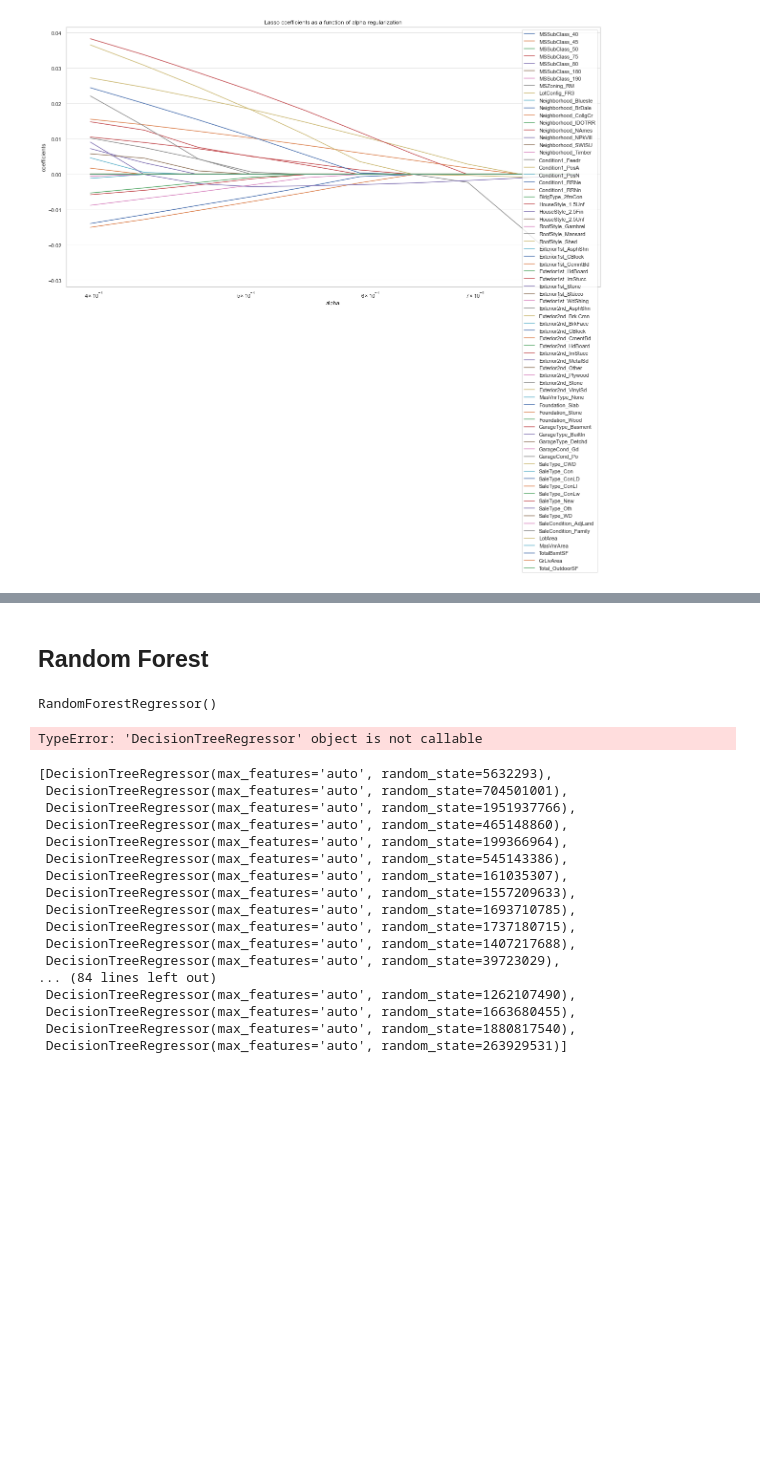
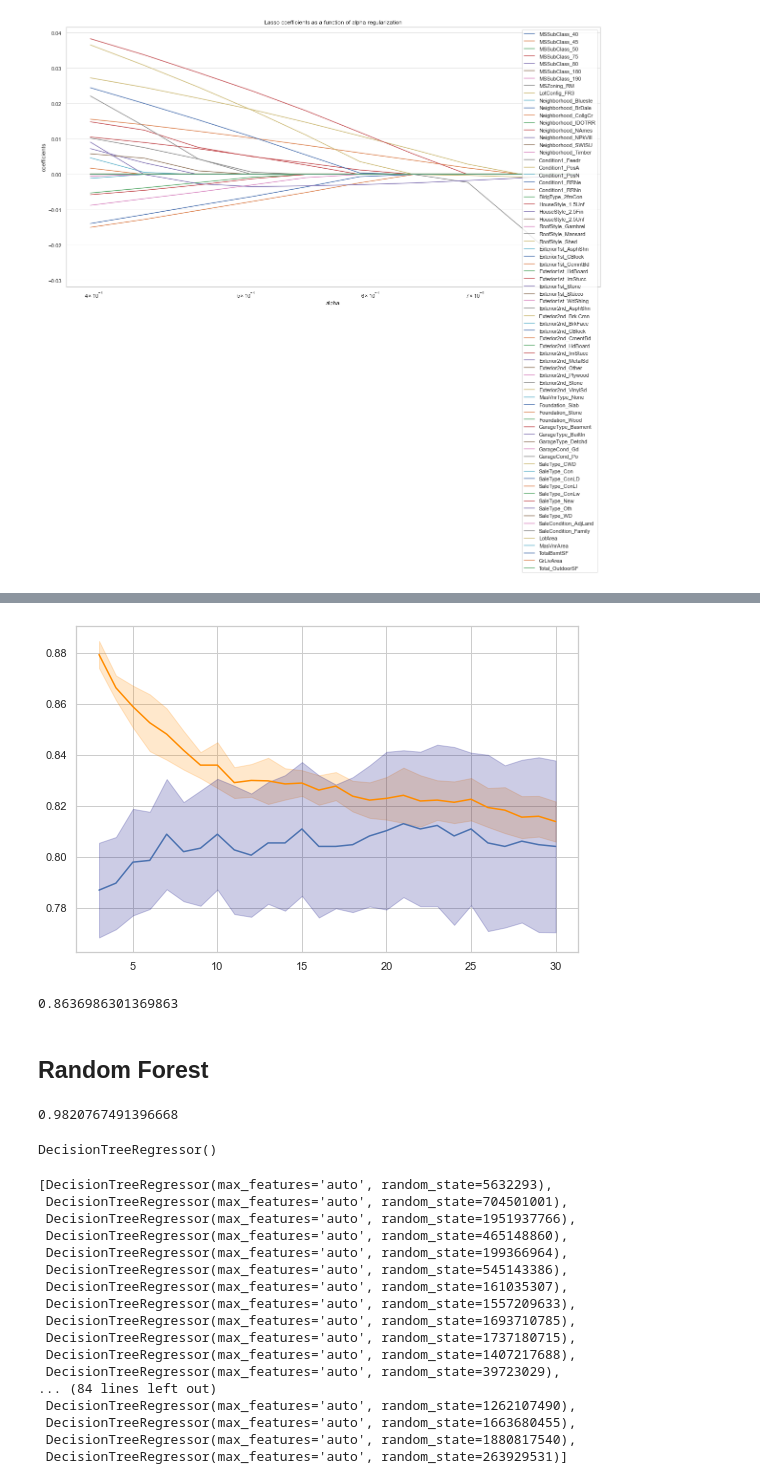
Before and after one commit to mwc201/Housing_Price_Prediction, a Jupyter notebook: ML_Models_RKedit.ipynb, the cells around one changed output, grey strips where cells are left out. Drawn from its saved outputs; the diff is of its cells as text; code cells hidden in the pictures; blank space fills up the shorter version.

Commit message:
RK: Model screening, MLR, Grid Search, etc.

```diff
--- a/ML_Models_RKedit.ipynb
+++ b/ML_Models_RKedit.ipynb
@@ -583,2 +690,35 @@ knn = neighbors.KNeighborsClassifier()
+# %%
+from sklearn.model_selection import validation_curve
+param_range = range(3, 31)
+kwargs = dict(param_name='n_neighbors', param_range=param_range)
+train_scores, test_scores = validation_curve(knn, X, y.astype('int'), **kwargs)
+train_scores_mean = np.mean(train_scores, axis=1)
+train_scores_std = np.std(train_scores, axis=1)
+test_scores_mean = np.mean(test_scores, axis=1)
+test_scores_std = np.std(test_scores, axis=1)
+# %%
+# Train mean and standard deviation
+train_color = "darkorange"
+plt.plot(param_range, train_scores_mean, color=train_color)
+train_y1 = train_scores_mean - train_scores_std
+train_y2 = train_scores_mean + train_scores_std
+plt.fill_between(param_range, y1=train_y1, y2=train_y2, color=train_color, alpha=0.2)
+
+# Test mean and standard deviation
+test_color = "navy"
+plt.plot(param_range, test_scores_mean)
+test_y1 = test_scores_mean - test_scores_std
+test_y2 = test_scores_mean + test_scores_std
+plt.fill_between(param_range, y1=test_y1, y2=test_y2, color=test_color, alpha=0.2)
+plt.show()
+# %% [output]
+[figure, added]
+# %%
+# implement KNN with best parameter #10
+knn_best = para_search.best_estimator_
+knn_best.fit(X, y.astype('int'))
+knn_best.score(X, y.astype('int'))
+# %% [output]
+0.8636986301369863
 # %% [markdown]
 ##  Random Forest
@@ -587,12 +725,13 @@ from sklearn.ensemble import RandomForestRegressor
 # %%
 rf = RandomForestRegressor()
 rf.fit(X, y)
+rf.score(X, y)
 # %% [output]
-RandomForestRegressor()
+0.9820767491396668
 # %%
-rf.base_estimator
+rf1.base_estimator
 # %% [output]
-TypeError: 'DecisionTreeRegressor' object is not callable
+DecisionTreeRegressor()
 # %%
 rf.estimators_
 # %% [output]
```
Also changed, not shown: parts of 17 cells of this notebook.
